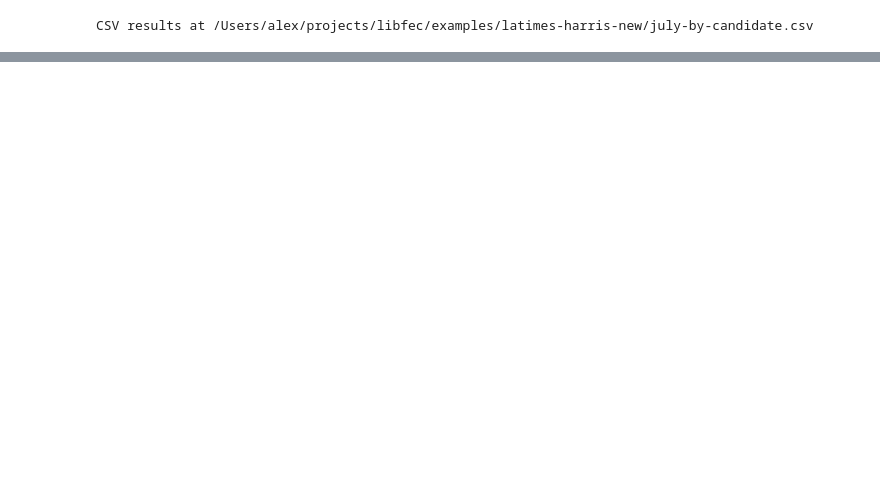
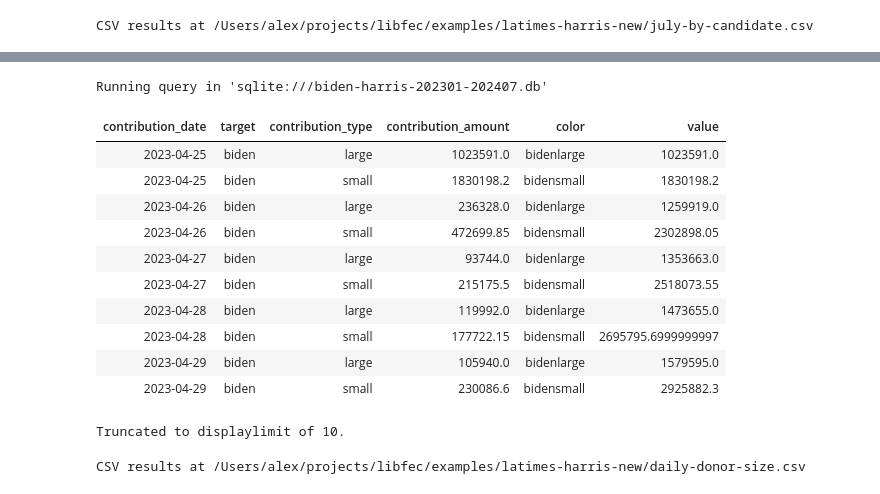
Before and after one commit to asg017/libfec, a Jupyter notebook: examples/latimes-harris-new/analysis.ipynb, the cells around one changed output, grey strips where cells are left out. Drawn from its saved outputs; the diff is of its cells as text; code cells hidden in the pictures; blank space fills up the shorter version.

```diff
--- a/examples/latimes-harris-new/work.ipynb
+++ b/examples/latimes-harris-new/analysis.ipynb
@@ -436,19 +354,43 @@ from biden_harris_itemizations
 # %%
-%%sql by_date <<
+%%sql data =<<
+with daily as (
 select
   contribution_date,
+  iif(contribution_date < '2024-07-21', 'biden', 'harris') as target,
   'small' as contribution_type,
   sum(contribution_amount) as contribution_amount
 from biden_harris_itemizations
 where contribution_amount < 200
 group by 1
 
 union all
 
 select
   contribution_date,
+  iif(contribution_date < '2024-07-21', 'biden', 'harris') as target,
   'large' as contribution_type,
   sum(contribution_amount) as contribution_amount
 from biden_harris_itemizations
 where contribution_amount >= 200
 group by 1
+)
+select
+  *,
+  target || contribution_type as color,
+  sum(contribution_amount) over (partition by contribution_type order by contribution_date) as value
+from daily
+order by contribution_date;
+# %% [output]
+Running query in 'sqlite:///biden-harris-202301-202407.db'
+| contribution_date | target | contribution_type | contribution_amount | color | value |
+| 2023-04-25 | biden | large | 1023591.0 | bidenlarge | 1023591.0 |
+| 2023-04-25 | biden | small | 1830198.2 | bidensmall | 1830198.2 |
+| 2023-04-26 | biden | large | 236328.0 | bidenlarge | 1259919.0 |
+| 2023-04-26 | biden | small | 472699.85 | bidensmall | 2302898.05 |
+| 2023-04-27 | biden | large | 93744.0 | bidenlarge | 1353663.0 |
+| 2023-04-27 | biden | small | 215175.5 | bidensmall | 2518073.55 |
+| 2023-04-28 | biden | large | 119992.0 | bidenlarge | 1473655.0 |
+| 2023-04-28 | biden | small | 177722.15 | bidensmall | 2695795.6999999997 |
+| 2023-04-29 | biden | large | 105940.0 | bidenlarge | 1579595.0 |
+| 2023-04-29 | biden | small | 230086.6 | bidensmall | 2925882.3 |
+Truncated to displaylimit of 10.
@@ -459,0 +397,4 @@ select contribution_date, sum("sum(contribution_amount)") over (order by contrib
+# %%
+data.csv(filename="daily-donor-size.csv")
+# %% [output]
+CSV results at /Users/alex/projects/libfec/examples/latimes-harris-new/daily-donor-size.csv
```
Also changed, not shown: parts of 27 cells of this notebook, 2 other files.
